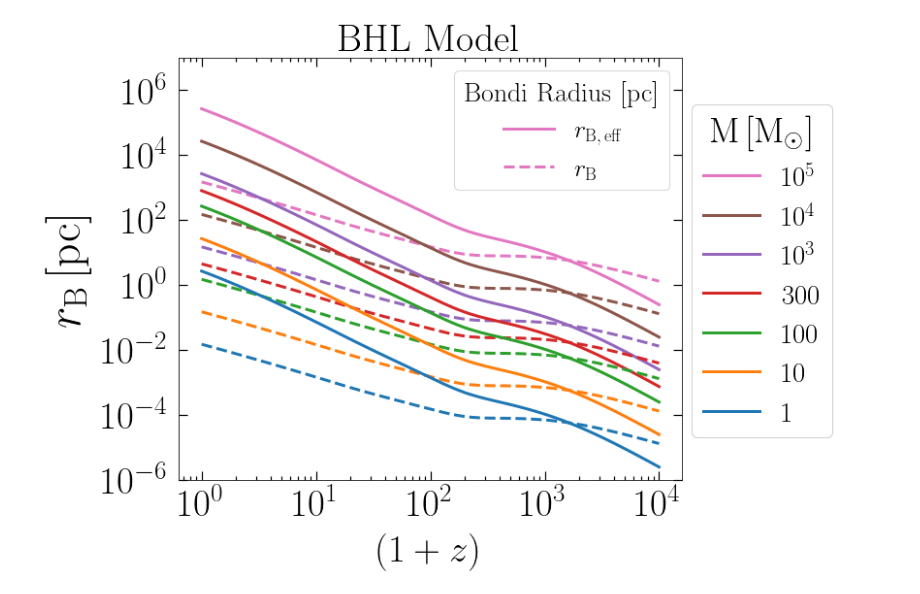
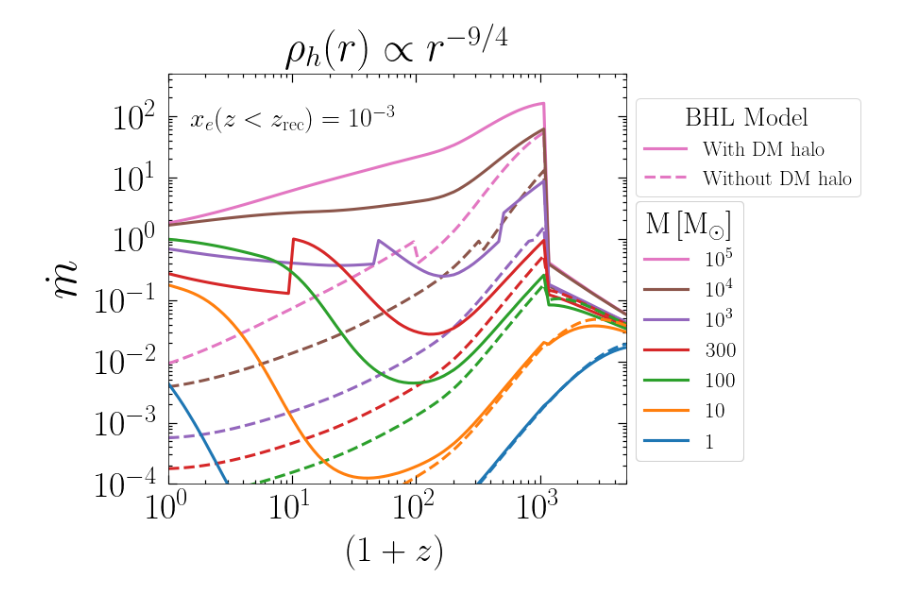
Before and after one commit to pratibhajangra591/project-2, a Jupyter notebook: v_eff_mmtca.ipynb, the cells around one changed output. Drawn from its saved outputs; the diff is of its cells as text; code cells hidden in the pictures.

```diff
--- a/v_eff_mmtca.ipynb
+++ b/v_eff_mmtca.ipynb
@@ -546,56 +352,86 @@ TypeError: ufunc 'isfinite' not supported for the input types, and the inputs co
 # %%
-# Calculation of the effective Bondi Radius due to the presence of DM halo
-# around the PBH
+# Plots of m_dot in BHL model with and without the presence of
+# DM halos for x_e = 1e-3.
+
+
 
 colors = ['C6', 'C5','C4','C3','C2', 'C1', 'C0']
-fig,ax = plt.subplots(1, figsize = (9.3, 8))
-plt.rc('lines', linewidth = 3)
+fig,ax = plt.subplots(1, figsize = (8.7, 8))
+plt.rc('lines', linewidth = 3.1)
 plt.rcParams['font.family'] = 'serif'
 plt.tick_params(axis = 'both', right=True, top=True, which = 'minor', width= 1.2, length = 4, direction = 'in')
 plt.tick_params(axis = 'both', right=True, top=True, which = 'major', width= 1.2, length = 9, direction = 'in')
 
 
+
 mi_arr = np.array([1e5, 1e4, 1000, 300, 100, 10, 1])
-z_arr = np.geomspace(1, 1e4, 100)
+z_array = np.geomspace(1, 1e4, 100)
 
+m_dot_pbh_arr_A = np.zeros(len(z_array))
+m_dot_halo_arr_A = np.zeros(len(z_array))
 
-r_B_pbh_arr = np.zeros(len(z_arr))
-r_B_eff_arr = np.zeros(len(z_arr))
+m_dot_pbh_arr_B = np.zeros(len(z_array))
+m_dot_halo_arr_B = np.zeros(len(z_array))
+
+m_dot_pbh_arr_total = np.zeros(len(z_array))
+m_dot_halo_arr_total = np.zeros(len(z_array))
+
+e_fraction = 1e-3
 
 
 
 
-for i, (m, color) in enumerate(zip(mi_arr, colors)):
-    for j, z in enumerate(z_arr):
-        r_B_pbh_arr[j] = r_B_pbh(z, m)
-        r_B_eff_arr[j] = r_B_halo(z, m)
-    ax.loglog(z_arr, r_B_eff_arr, color = color)
-    ax.loglog(z_arr, r_B_pbh_arr, color = color, ls = '--')
+for j, (m, color) in enumerate(zip(mi_arr, colors)):
+    A = 0
+    for i, z in enumerate(z_array):
+
+        A = True
+        m_dot_pbh_arr_A[i] = m_dot_pbh_BHL(z, m)
+        m_dot_halo_arr_A[i] = m_dot_halo_BHL(z, m)
+        A = False
+        m_dot_pbh_arr_B[i] = m_dot_pbh_BHL(z, m)
+        m_dot_halo_arr_B[i] = m_dot_halo_BHL(z, m)
+
+        if m_dot_pbh_arr_A[i] <1:
+            m_dot_pbh_arr_total[i] =  m_dot_pbh_arr_A[i]
+        else:
+            m_dot_pbh_arr_total[i] = m_dot_pbh_arr_B[i]
+
+        if m_dot_halo_arr_A[i] <1:
+            m_dot_halo_arr_total[i] =  m_dot_halo_arr_A[i]
+        else:
+            m_dot_halo_arr_total[i] = m_dot_halo_arr_B[i]
 
 
 
-#r_\mathrm{B} \equiv r_\mathrm{B, \,pbh}
+
+    ax.loglog(z_array, m_dot_halo_arr_total, color = color)
+    ax.loglog(z_array, m_dot_pbh_arr_total, color = color, ls = '--')
+
+
+plt.text(1.5, 70, '$x_{e}(z < z_\mathrm{rec}) = 10^{-3}$', fontsize = 28)
+plt.xlabel(r'$\left(1+z\right)$',  fontsize = 38, labelpad = 10)
+plt.ylabel(' $\dot m $', fontsize = 49, labelpad = 10)
+plt.xticks(fontsize = 38)
+plt.yticks(fontsize = 38)
+
 ax.tick_params(axis='x', pad = 9.9)
 ax.tick_params(axis='y', pad = 9.9)
 lines = ax.get_lines()
-legend1 = plt.legend([lines[i] for i in [0, 1]], ["$r_\mathrm{B, \,eff}$","$r_\mathrm{B}  $"], title = 'Bondi Radius $ \mathrm{[pc]}$',
-        title_fontsize = 28, loc = 'upper right', prop = {"size":26})
+legend1 = plt.legend([lines[i] for i in [0, 1]], [ "With DM halo", "Without DM halo"], title = 'BHL Model',
+        title_fontsize = 28, loc = (1.02, 0.7), prop = {"size":22})
 legend2 = plt.legend([lines[i] for i in [0, 2, 4, 6, 8, 10, 12]], ['$10^{5}$' ,  '$10^{4}$', '$10^{3}$', '$300$','$100$', '$10$','$1$']
                      , title = '$ \mathrm{M\, [M_{\odot}]}$',
-           title_fontsize = 37, loc = (1.02, 0.10), prop = {"size":29})
+           title_fontsize = 32, loc = (1.02, 0.057), prop = {"size":23})
 ax.add_artist(legend1)
 ax.add_artist(legend2)
 
 
-plt.ylim(1e-6, 1e7)
-plt.xlabel(r'$\left(1+z\right)$', fontsize = 39, labelpad = 10)
-plt.ylabel(r"$r_\mathrm{B}\, \mathrm{[pc]}$ ", fontsize = 48, labelpad = 11)
-plt.xticks(fontsize = 39)
-plt.yticks(fontsize = 39)
 
-#$\rho_{h}(r) \propto r^{-9/4}$
-plt.title(r'BHL Model', fontsize = 40, pad = 4)
-#plt.savefig('r_B_eff_BHL.pdf', bbox_inches = 'tight')
+plt.ylim(1e-4, 500)
+plt.xlim(1, 5000)
+plt.title(r'$\rho_{h}(r) \propto r^{-9/4}$', fontsize = 44, pad = 14)
+#plt.savefig('m_dot_BHL_Ricotti_xe1e-3.pdf', bbox_inches = 'tight')
 plt.show()
 # %% [output]
-[figure, old version]
+[figure, new version]
```
Also changed, not shown: parts of 9 cells of this notebook.
